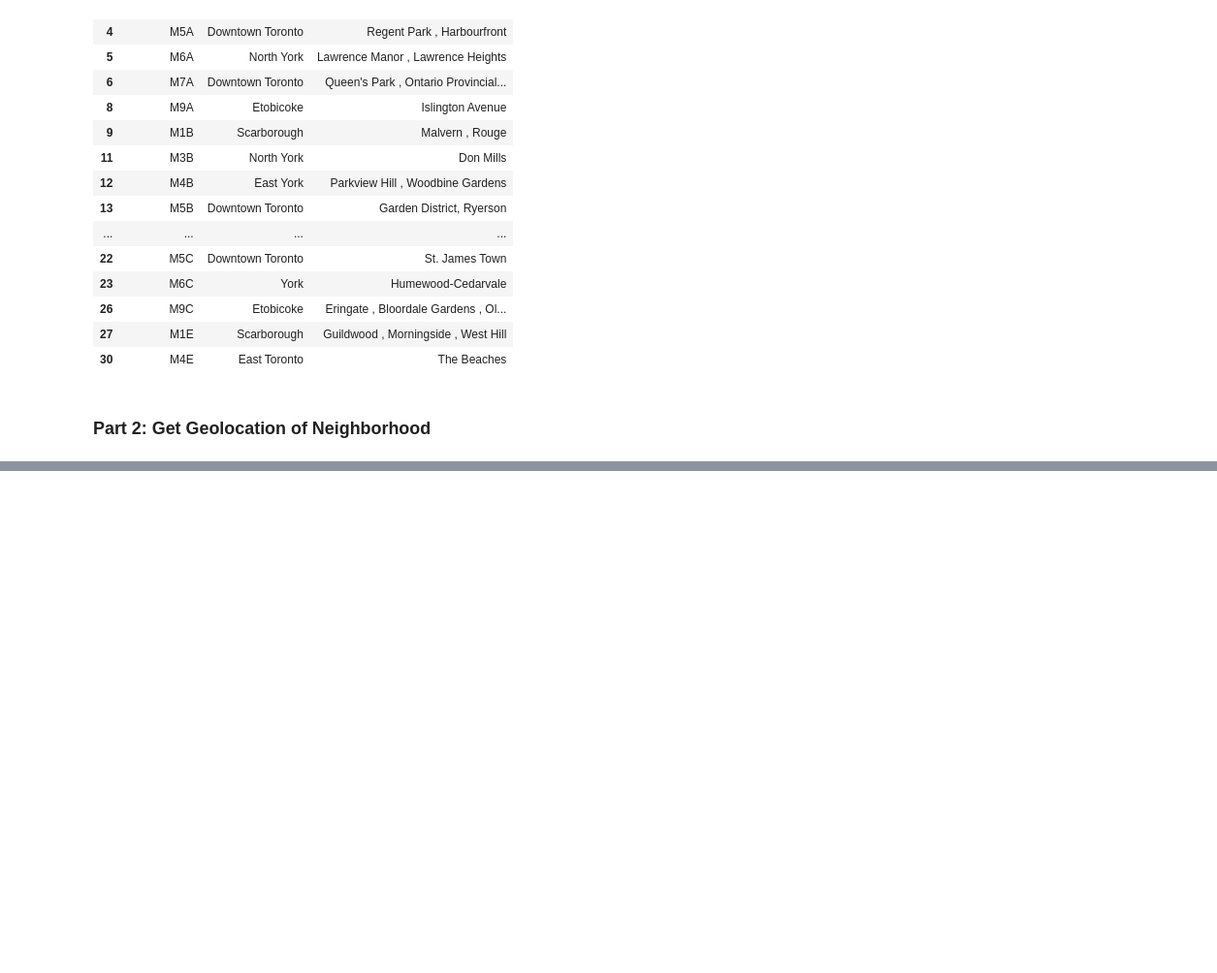
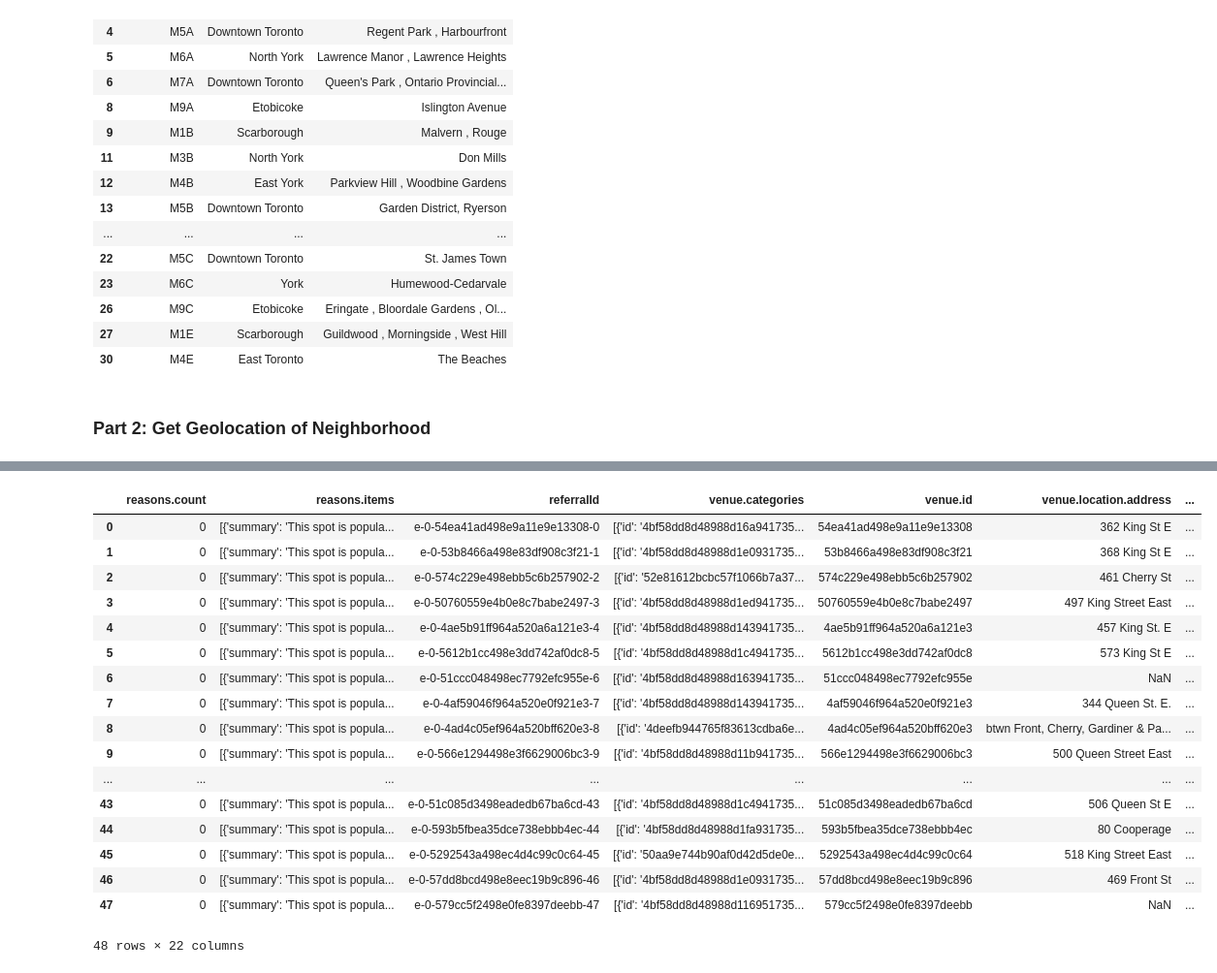
Before and after one commit to sridharan-8888/Coursera_Capstone, a Jupyter notebook: Segmenting and Clustering Neighborhoods in Toronto.ipynb, the cells around one changed output, grey strips where cells are left out. Shown at 97% size. Saved outputs shown, nothing was run; the diff lists cells and outputs as text; code cells hidden in the pictures; blank space fills up the shorter version.

Commit message:
Published from Watson Studio. Adding analysis of Tononto neighborhood

```diff
--- a/Segmenting and Clustering Neighborhoods in Toronto.ipynb
+++ b/Segmenting and Clustering Neighborhoods in Toronto.ipynb
@@ -117,0 +215,8 @@ pd.merge(postal_df, geo_df, on='Postal Code')
+# %%
+CLIENT_ID = 'IZ5ZKQHXHASMYOOZKZSNKZ0FJBNUZ5EHBGBGLYMZQYWNKNZI' # your Foursquare ID
+CLIENT_SECRET = 'HK0NWKHNPYLHPA5DNH4FA5ZDSQWM5VKCRE115LL1NF4U4UE1' # your Foursquare Secret
+VERSION = '20180605' # Foursquare API version
+
+print('Your credentails:')
+print('CLIENT_ID: ' + CLIENT_ID)
+print('CLIENT_SECRET:' + CLIENT_SECRET)
@@ -117,0 +232,9 @@ pd.merge(postal_df, geo_df, on='Postal Code')
+# %%
+neighborhood_latitude = Downtown_Toronto_data.loc[0, 'Latitude'] # neighborhood latitude value
+neighborhood_longitude = Downtown_Toronto_data.loc[0, 'Longitude'] # neighborhood longitude value
+
+neighborhood_name = Downtown_Toronto_data.loc[0, 'Neighborhood'] # neighborhood name
+
+print('Latitude and longitude values of {} are {}, {}.'.format(neighborhood_name,
+                                                               neighborhood_latitude,
+                                                               neighborhood_longitude))
@@ -117,0 +243,8 @@ pd.merge(postal_df, geo_df, on='Postal Code')
+# %%
+# Build url to get 100 venues near Regent Park
+# type your answer here
+search_query = "Regent Park"
+radius=500
+LIMIT=100
+url = 'https://api.foursquare.com/v2/venues/explore?client_id={}&client_secret={}&ll={},{}&v={}&radius={}&limit={}'.format(CLIENT_ID, CLIENT_SECRET, neighborhood_latitude, neighborhood_longitude, VERSION, radius, LIMIT)
+url
@@ -117,0 +253,4 @@ pd.merge(postal_df, geo_df, on='Postal Code')
+# %%
+# make FourSquare API request to get venues around Regent Park
+results = requests.get(url).json()
+results
@@ -117,0 +286,24 @@ pd.merge(postal_df, geo_df, on='Postal Code')
+# %%
+venues = results['response']['groups'][0]['items']
+#venues = results['response']['venues']
+nearby_venues = json_normalize(venues) # flatten JSON
+nearby_venues
+# %% [output]
+|  | reasons.count | reasons.items | referralId | venue.categories | venue.id | venue.location.address | ... |
+| 0 | 0 | [{'summary': 'This spot is popula... | e-0-54ea41ad498e9a11e9e13308-0 | [{'id': '4bf58dd8d48988d16a941735... | 54ea41ad498e9a11e9e13308 | 362 King St E | ... |
+| 1 | 0 | [{'summary': 'This spot is popula... | e-0-53b8466a498e83df908c3f21-1 | [{'id': '4bf58dd8d48988d1e0931735... | 53b8466a498e83df908c3f21 | 368 King St E | ... |
+| 2 | 0 | [{'summary': 'This spot is popula... | e-0-574c229e498ebb5c6b257902-2 | [{'id': '52e81612bcbc57f1066b7a37... | 574c229e498ebb5c6b257902 | 461 Cherry St | ... |
+| 3 | 0 | [{'summary': 'This spot is popula... | e-0-50760559e4b0e8c7babe2497-3 | [{'id': '4bf58dd8d48988d1ed941735... | 50760559e4b0e8c7babe2497 | 497 King Street East | ... |
+| 4 | 0 | [{'summary': 'This spot is popula... | e-0-4ae5b91ff964a520a6a121e3-4 | [{'id': '4bf58dd8d48988d143941735... | 4ae5b91ff964a520a6a121e3 | 457 King St. E | ... |
+| 5 | 0 | [{'summary': 'This spot is popula... | e-0-5612b1cc498e3dd742af0dc8-5 | [{'id': '4bf58dd8d48988d1c4941735... | 5612b1cc498e3dd742af0dc8 | 573 King St E | ... |
+| 6 | 0 | [{'summary': 'This spot is popula... | e-0-51ccc048498ec7792efc955e-6 | [{'id': '4bf58dd8d48988d163941735... | 51ccc048498ec7792efc955e | NaN | ... |
+| 7 | 0 | [{'summary': 'This spot is popula... | e-0-4af59046f964a520e0f921e3-7 | [{'id': '4bf58dd8d48988d143941735... | 4af59046f964a520e0f921e3 | 344 Queen St. E. | ... |
+| 8 | 0 | [{'summary': 'This spot is popula... | e-0-4ad4c05ef964a520bff620e3-8 | [{'id': '4deefb944765f83613cdba6e... | 4ad4c05ef964a520bff620e3 | btwn Front, Cherry, Gardiner & Pa... | ... |
+| 9 | 0 | [{'summary': 'This spot is popula... | e-0-566e1294498e3f6629006bc3-9 | [{'id': '4bf58dd8d48988d11b941735... | 566e1294498e3f6629006bc3 | 500 Queen Street East | ... |
+| ... | ... | ... | ... | ... | ... | ... | ... |
+| 43 | 0 | [{'summary': 'This spot is popula... | e-0-51c085d3498eadedb67ba6cd-43 | [{'id': '4bf58dd8d48988d1c4941735... | 51c085d3498eadedb67ba6cd | 506 Queen St E | ... |
+| 44 | 0 | [{'summary': 'This spot is popula... | e-0-593b5fbea35dce738ebbb4ec-44 | [{'id': '4bf58dd8d48988d1fa931735... | 593b5fbea35dce738ebbb4ec | 80 Cooperage | ... |
+| 45 | 0 | [{'summary': 'This spot is popula... | e-0-5292543a498ec4d4c99c0c64-45 | [{'id': '50aa9e744b90af0d42d5de0e... | 5292543a498ec4d4c99c0c64 | 518 King Street East | ... |
+| 46 | 0 | [{'summary': 'This spot is popula... | e-0-57dd8bcd498e8eec19b9c896-46 | [{'id': '4bf58dd8d48988d1e0931735... | 57dd8bcd498e8eec19b9c896 | 469 Front St | ... |
+| 47 | 0 | [{'summary': 'This spot is popula... | e-0-579cc5f2498e0fe8397deebb-47 | [{'id': '4bf58dd8d48988d116951735... | 579cc5f2498e0fe8397deebb | NaN | ... |
+48 rows × 22 columns
```
Also changed, not shown: parts of 23 cells of this notebook.
